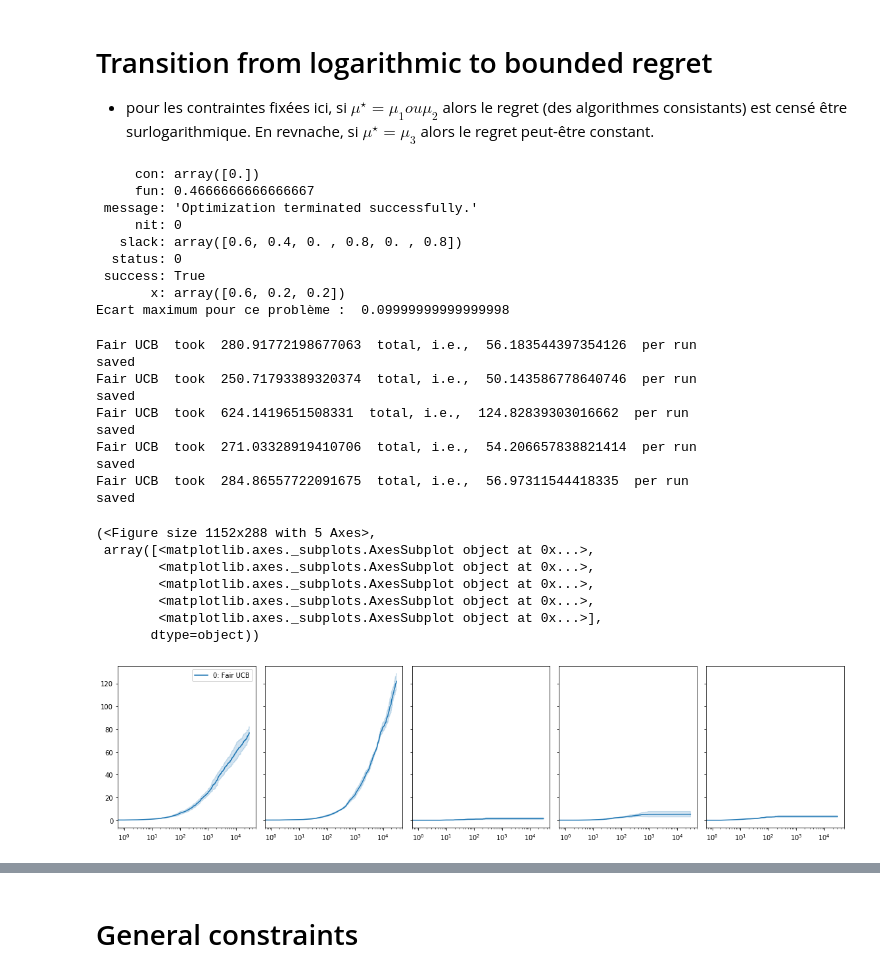
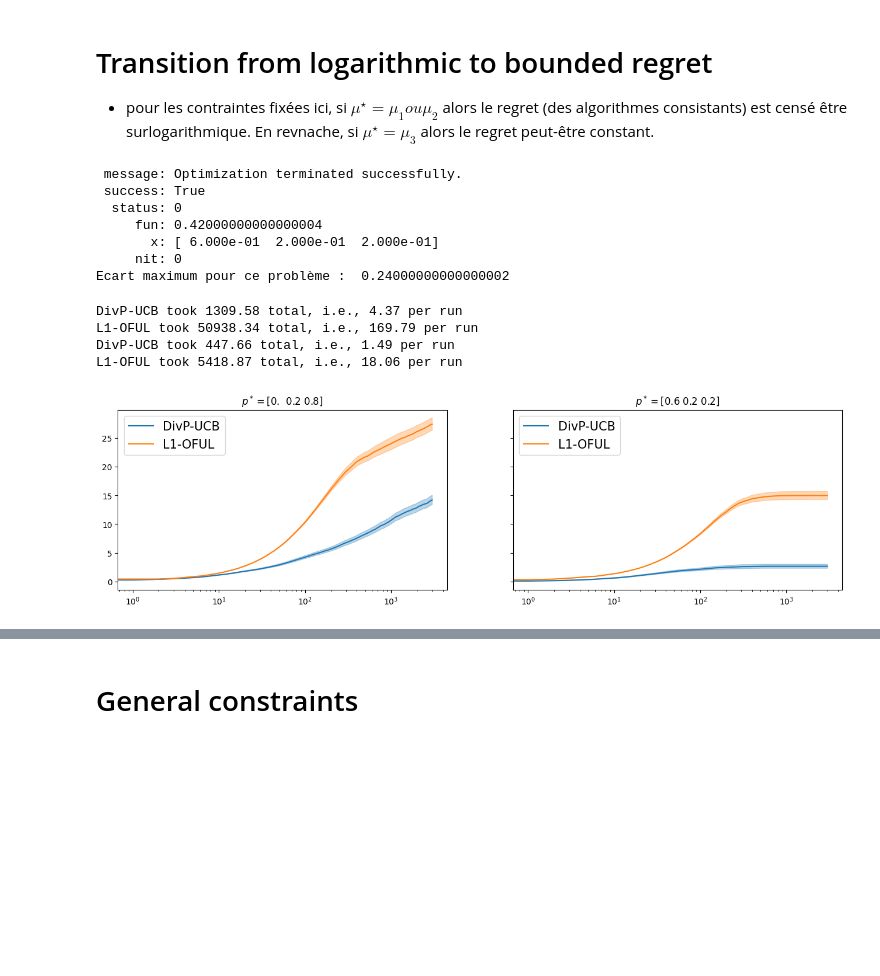
Before and after one commit to H2DI/bandits_lab, a Jupyter notebook: notebooks/Diversity_preserving_bandits.ipynb, the cells around one changed output, grey strips where cells are left out. Saved outputs shown, nothing was run; the diff lists cells and outputs as text; code cells hidden in the pictures; blank space fills up the shorter version.

```diff
--- a/notebooks/Diversity_preserving_bandits.ipynb
+++ b/notebooks/Diversity_preserving_bandits.ipynb
@@ -236,11 +216,12 @@ K = 3
 l = 0.2
 ls = [0]+[l for _ in range(K-1)]
 constraints_list = [(ls[i], 1, np.array([1*(j==i) for j in range(K)])) for i in range(K)]
-C = PolytopeConstraints(K, constraints_list)
+C = bands.PolytopeConstraints(K, constraints_list)
 
-delta = np.array([0.05, 0, -0.05])
-mus = np.array([ 1/2, 1/3, 1/2])
-mus_list = [mus-2*delta, mus-delta, mus ,mus+delta, mus+2*delta]
+delta = np.array([0.1, 0, -0.1])
+mus =  np.array([ 1/2, 0.1, 1/2])
+# mus_list = [mus-2*delta, mus-delta, mus ,mus+delta, mus+2*delta]
+mus_list = [mus-delta, mus+delta]
 noise = "gaussian" # either "gaussian" or "bernoulli"
 
 min_reward, max_reward = C.argmax_dot(-mus), C.argmax_dot(mus)
@@ -249,66 +230,56 @@ delta_max =  max_reward.fun - (- min_reward.fun)
 #print("Un point qui vérifie les contraintes : ", C.feasible)
 print("Ecart maximum pour ce problème : ", delta_max)
 
-band_list = [FairBand(K, mus, C, noise=noise) for mus in mus_list]
+band_list = [bands.DivPBand(K, mus, C, noise=noise) for mus in mus_list]
 # %% [output]
-     con: array([0.])
-     fun: 0.4666666666666667
- message: 'Optimization terminated successfully.'
+ message: Optimization terminated successfully.
+ success: True
+  status: 0
+     fun: 0.42000000000000004
+       x: [ 6.000e-01  2.000e-01  2.000e-01]
      nit: 0
-   slack: array([0.6, 0.4, 0. , 0.8, 0. , 0.8])
-  status: 0
- success: True
-       x: array([0.6, 0.2, 0.2])
-Ecart maximum pour ce problème :  0.09999999999999998
+Ecart maximum pour ce problème :  0.24000000000000002
 # %%
-T = 30000
+T = 3000
 
-#eps = 1.
-alg_list = [#FairUCB(K, C, label='Fair kl-UCB', noise="bernoulli"),
-            FairUCB(K, C, sig=1/2, label='Fair UCB', noise="gaussian"),
-            #L1OFUL(K, C, label="L1OFUL", delta=1/T),
-            #FairEpsGreedy(K, C, label=r'$\epsilon$-greedy, $\epsilon =$'+str(eps), epsilon=eps),
-            #FairEpsGreedy(K, C, label="FTL", epsilon=0),
+eps = 1.
+alg_list = [
+            # algs.DivPUCB(K, C, label='DivP-UCB1', sig=1/2, noise="gaussian"),
+            # algs.DivPUCB(K, C, label='DivP-UCB2', sig=1/(2 * np.sqrt(2)), noise="gaussian"),
+            algs.DivPUCB(K, C, label='DivP-UCB', sig=1/(4), noise="gaussian"),
+            # algs.L1OFUL(K, C, label="L1-OFUL1", delta=3 / ( T)),
+            # algs.L1OFUL(K, C, label="L1-OFUL2", delta=1 / (3 * T)),
+            algs.L1OFUL(K, C, label="L1-OFUL", delta=0),
+            # algs.DivPEpsGreedy(K, C, label=r'$\epsilon$-greedy, $\epsilon=$'+str(eps), epsilon=eps),
            ]
 
-N_tests = [5 for _ in band_list]
+N_tests = [300 for _ in band_list]
 
 data_dict={
-        'name':'Transition from logarithmic to bounded regret gaussian noise',
+        'name':'Transition from logarithmic to bounded regret',
         'short_name':'logvbounded_FTL',
         'T':T,
         'N_tests':N_tests,
         'band_list':band_list,
         'alg_list':alg_list,
         'results':None,
         'folder': '../figures/diversity/',
     }
 
-#launch(data_dict, fair_reg=True, checkpoints=True)
+launch(data_dict, checkpoints=False)
+
 
 skips = []
 plot_and_save(data_dict,
                 save_figure=False,
                 skip_algs=skips,
                 log_scale=True,
                 show_vars=True,
+                clean=True
                 )
 # %% [output]
-Fair UCB  took  280.91772198677063  total, i.e.,  56.183544397354126  per run
-saved
-Fair UCB  took  250.71793389320374  total, i.e.,  50.143586778640746  per run
-saved
-Fair UCB  took  624.1419651508331  total, i.e.,  124.82839303016662  per run
-saved
-Fair UCB  took  271.03328919410706  total, i.e.,  54.206657838821414  per run
-saved
-Fair UCB  took  284.86557722091675  total, i.e.,  56.97311544418335  per run
-saved
+DivP-UCB took 1309.58 total, i.e., 4.37 per run
+L1-OFUL took 50938.34 total, i.e., 169.79 per run
+DivP-UCB took 447.66 total, i.e., 1.49 per run
+L1-OFUL took 5418.87 total, i.e., 18.06 per run
-(<Figure size 1152x288 with 5 Axes>,
- array([<matplotlib.axes._subplots.AxesSubplot object at 0x...>,
-        <matplotlib.axes._subplots.AxesSubplot object at 0x...>,
-        <matplotlib.axes._subplots.AxesSubplot object at 0x...>,
-        <matplotlib.axes._subplots.AxesSubplot object at 0x...>,
-        <matplotlib.axes._subplots.AxesSubplot object at 0x...>],
-       dtype=object))
-[figure, old version]
+[figure, new version]
```
Also changed, not shown: parts of 12 cells of this notebook, 4 other files.
